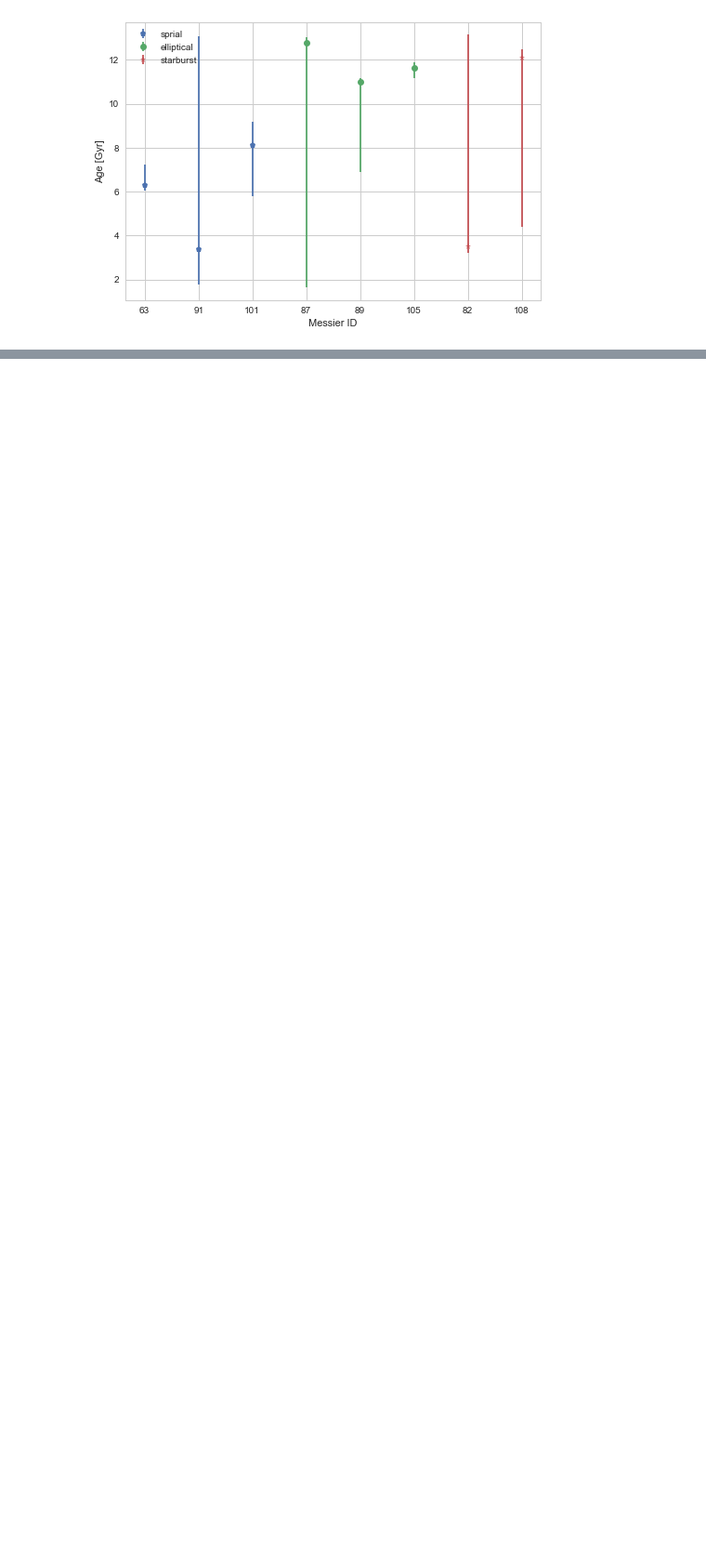
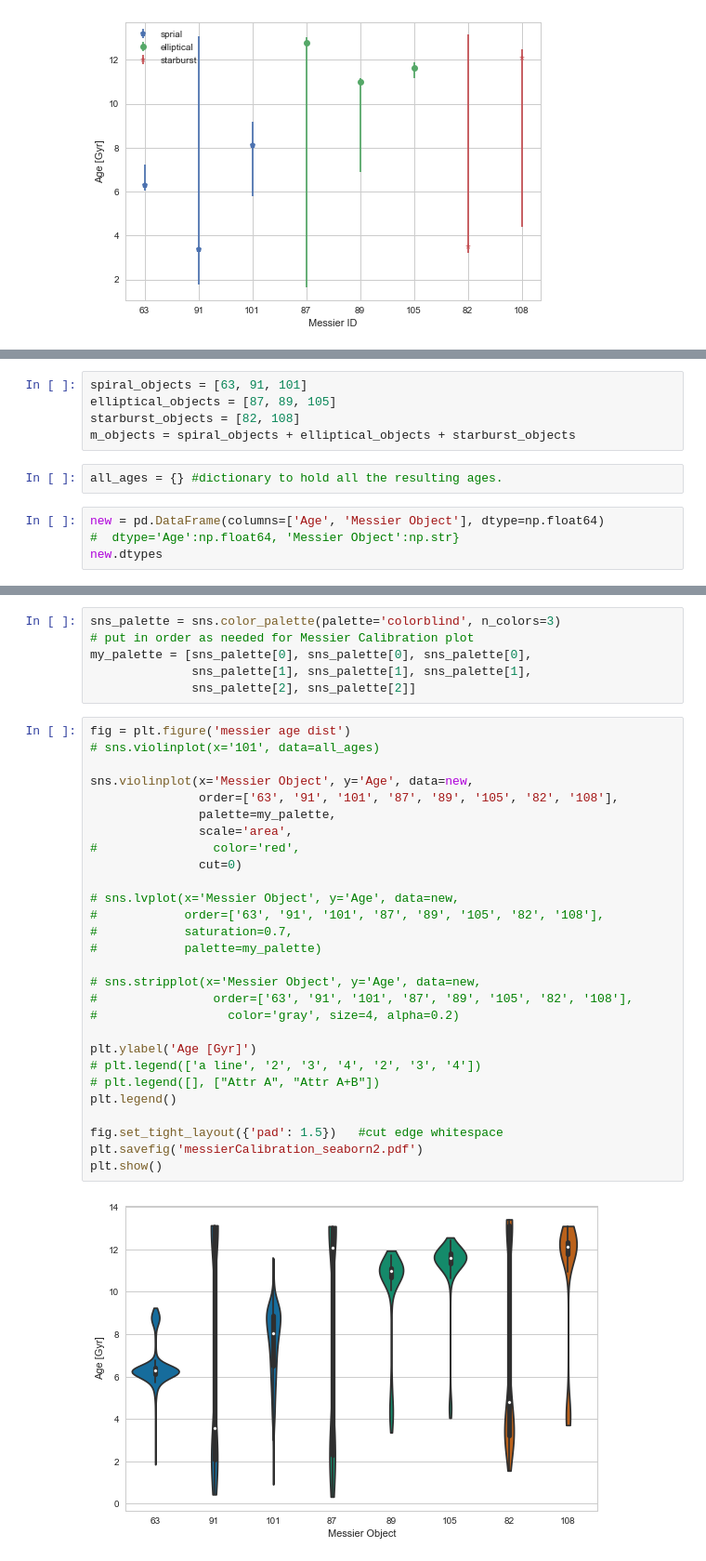
Before and after one commit to benjaminrose/MC-Age, a Jupyter notebook: figures/Consistence-Test-Messier-Objects.ipynb, the cells around one changed output, grey strips where cells are left out. Shown: that part at 93% size. Drawn from its saved outputs; the diff is of its cells as text; blank space fills up the shorter version.

```diff
--- a/figures/Consistence-Test-Messier-Objects.ipynb
+++ b/figures/Consistence-Test-Messier-Objects.ipynb
@@ -76,0 +84,11 @@ plt.show()
+# %%
+spiral_objects = [63, 91, 101]
+elliptical_objects = [87, 89, 105]
+starburst_objects = [82, 108]
+m_objects = spiral_objects + elliptical_objects + starburst_objects
+# %%
+all_ages = {} #dictionary to hold all the resulting ages.
+# %%
+new = pd.DataFrame(columns=['Age', 'Messier Object'], dtype=np.float64)
+#  dtype='Age':np.float64, 'Messier Object':np.str}
+new.dtypes
@@ -76,0 +147,36 @@ plt.show()
+# %%
+sns_palette = sns.color_palette(palette='colorblind', n_colors=3)
+# put in order as needed for Messier Calibration plot
+my_palette = [sns_palette[0], sns_palette[0], sns_palette[0],
+              sns_palette[1], sns_palette[1], sns_palette[1],
+              sns_palette[2], sns_palette[2]]
+# %%
+fig = plt.figure('messier age dist')
+# sns.violinplot(x='101', data=all_ages)
+
+sns.violinplot(x='Messier Object', y='Age', data=new,
+               order=['63', '91', '101', '87', '89', '105', '82', '108'],
+               palette=my_palette,
+               scale='area',
+#                color='red',
+               cut=0)
+
+# sns.lvplot(x='Messier Object', y='Age', data=new,
+#            order=['63', '91', '101', '87', '89', '105', '82', '108'],
+#            saturation=0.7,
+#            palette=my_palette)
+
+# sns.stripplot(x='Messier Object', y='Age', data=new,
+#                order=['63', '91', '101', '87', '89', '105', '82', '108'],
+#                  color='gray', size=4, alpha=0.2)
+
+plt.ylabel('Age [Gyr]')
+# plt.legend(['a line', '2', '3', '4', '2', '3', '4'])
+# plt.legend([], ["Attr A", "Attr A+B"])
+plt.legend()
+
+fig.set_tight_layout({'pad': 1.5})   #cut edge whitespace
+plt.savefig('messierCalibration_seaborn2.pdf')
+plt.show()
+# %% [output]
+[figure, added]
```
Also changed, not shown: parts of 9 cells of this notebook, 5 other files.
